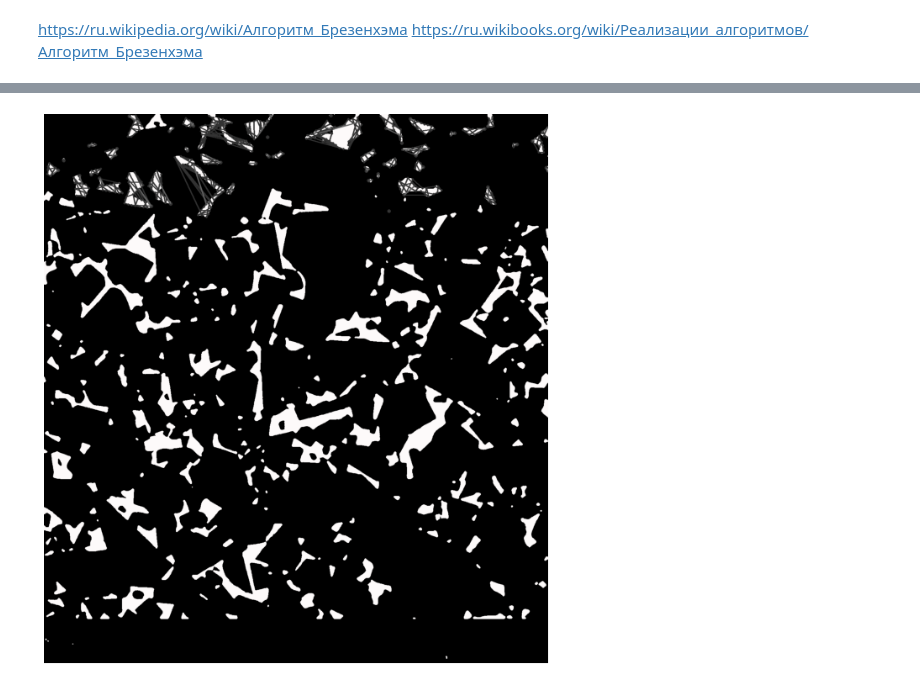
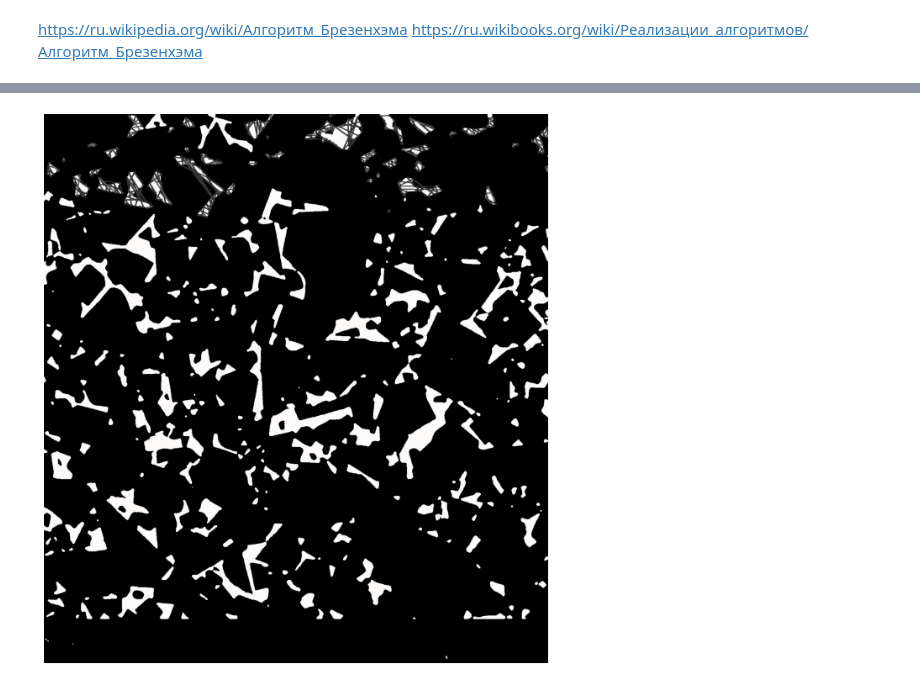
Before and after one commit to dkagramanyan/WC-Co_computer_vision, a Jupyter notebook: graph-segmentation.ipynb, the cells around one changed output, grey strips where cells are left out. Saved outputs shown, nothing was run; the diff lists cells and outputs as text; code cells hidden in the pictures.

```diff
--- a/graph-segmentation.ipynb
+++ b/graph-segmentation.ipynb
@@ -328,7 +319,7 @@ def draw_rect(image,point1,point2,r):
                 x=point[0]
                 y=point[1]
 
-                val+=image[y,x]
+                val+=image[x,y]
                 num+=1
     return val,num
 # %%
@@ -448,30 +425,18 @@ def sort_perimetr(image,nodes,corners,thresh,beta,radius=5):
     return new_nodes
 # %%
 image=image2
-N=212
-max_dist=80
-# 46
 radius=6
-#img=Image.fromarray(np.uint8(cm.gist_earth(image)*255))
-#image = ImageOps.expand(img,border=radius,fill='black')
-#image=np.array(image)
-image=rgb2gray(image)
+eps=0.1
 
-#vals=estimate_edges(image,nodes[N],corners,position=position,radius=5)
+img=Image.fromarray(image)
+image = ImageOps.expand(img,border=radius,fill='black')
+image=np.array(image)
 
-#img=draw_edges(image,position,node.astype('int64'),vals,corners,max_dist)
-i=4
-b=0.5
-thresh=0.35
-b_lin=np.linspace(0.05,5,70)
-for b in b_lin:
-    print('b=',b)
-    new_nodes=sort_perimetr(image,nodes2[:50],grain2_corners,thresh=thresh,radius=radius,beta=b)
-    img=draw_edges(image2,new_nodes[1:50],grain2_corners)
-  #  img_show(img,cmap='gray',N=12)
-    name='vals_b='+ str(b)+'.png'
-    io.imsave(name,img)
 
-#img_show(img,cmap='gray',N=12)
-#io.imsave('vals.png',img)
+new_nodes=sort_perimetr(image,nodes2[2:50],eps,grain2_corners,radius=radius)
+
+img=draw_edges(image2,new_nodes[2:50],grain2_corners)
+img_show(img,cmap='gray',N=12)
+name='vals.png'
+io.imsave(name,img)
 # %% [output]
@@ -527,11 +492,12 @@ def draw_edges(image,nodes,corners,color=(51,51,51)):
 
     return  img
 # %%
-img=draw_edges(image2,new_nodes[1:50],grain2_corners)
+img=draw_edges(image2,new_nodes[2:50],grain2_corners)
 img_show(img,cmap='gray',N=12)
-io.imsave('vals.png',img)
+name='vals.png'
+io.imsave(name,img)
 # %% [output]
-[figure, old version]
+[figure, new version]
 # %%
 %%cython -a
 cimport numpy as np
```
Also changed, not shown: parts of 9 cells of this notebook.
